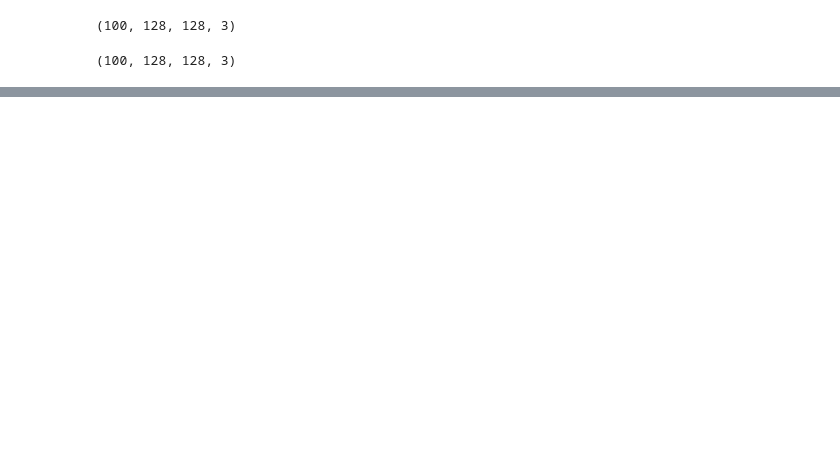
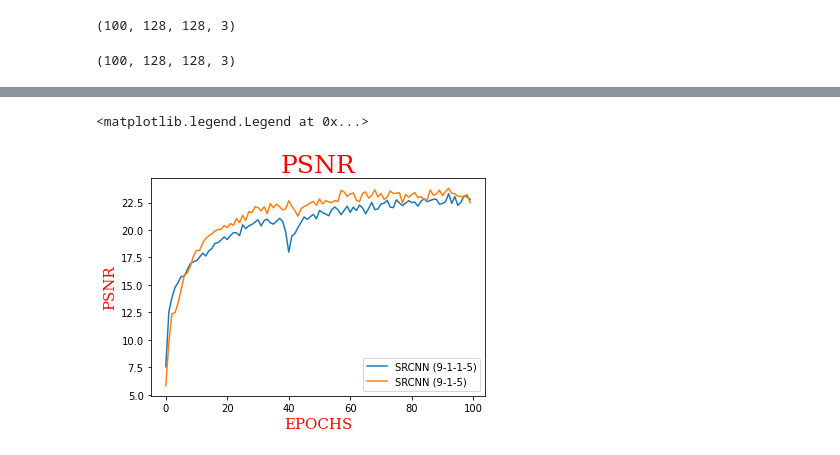
Before and after one commit to VladimirManda10/ProjekatIzRacunarskeInteligencije, a Jupyter notebook: ProjekatIzRI.ipynb, the cells around one changed output, grey strips where cells are left out. Cells and saved outputs as stored; diff of their text form; code cells hidden in the pictures; blank space fills up the shorter version.

```diff
--- a/ProjekatIzRI.ipynb
+++ b/ProjekatIzRI.ipynb
@@ -310,0 +378,9 @@ Clipping input data to the valid range for imshow with RGB data ([0..1] for floa
+# %%
+def model2():
+    model = Sequential()
+    model.add(Convolution2D(64,9,activation="elu",input_shape=(IMAGE_SIZE,IMAGE_SIZE,CHANNELS),padding="same"))
+    model.add(Convolution2D(32,1,activation="elu",padding="same"))
+    model.add(Convolution2D(3,5,activation="elu",padding="same"))
+    return model
+SRCNN = model2()
+SRCNN.summary()
@@ -310,0 +402,3 @@ Clipping input data to the valid range for imshow with RGB data ([0..1] for floa
+# %%
+SRCNN.compile(loss="mean_squared_error",optimizer=Adam(initial_lerningrate),metrics=[psnr,ssim_loss])
+history2 = SRCNN.fit(label,image,epochs=100,batch_size=32,verbose=1)
@@ -310,0 +443,11 @@ Clipping input data to the valid range for imshow with RGB data ([0..1] for floa
+# %%
+plt.title(label = 'PSNR',fontdict={'family':'serif','color':'red','size':25})
+plt.plot(history1.epoch,history1.history['psnr'])
+plt.plot(history2.epoch,history2.history['psnr'])
+plt.xlabel('EPOCHS',fontdict={'family':'serif','color':'red','size':15})
+plt.ylabel('PSNR',fontdict={'family':'serif','color':'red','size':15})
+
+plt.legend(['SRCNN (9-1-1-5)','SRCNN (9-1-5)'])
+# %% [output]
+<matplotlib.legend.Legend at 0x...>
+[figure, added]
```
Also changed, not shown: parts of 19 cells of this notebook, 3 other files.
